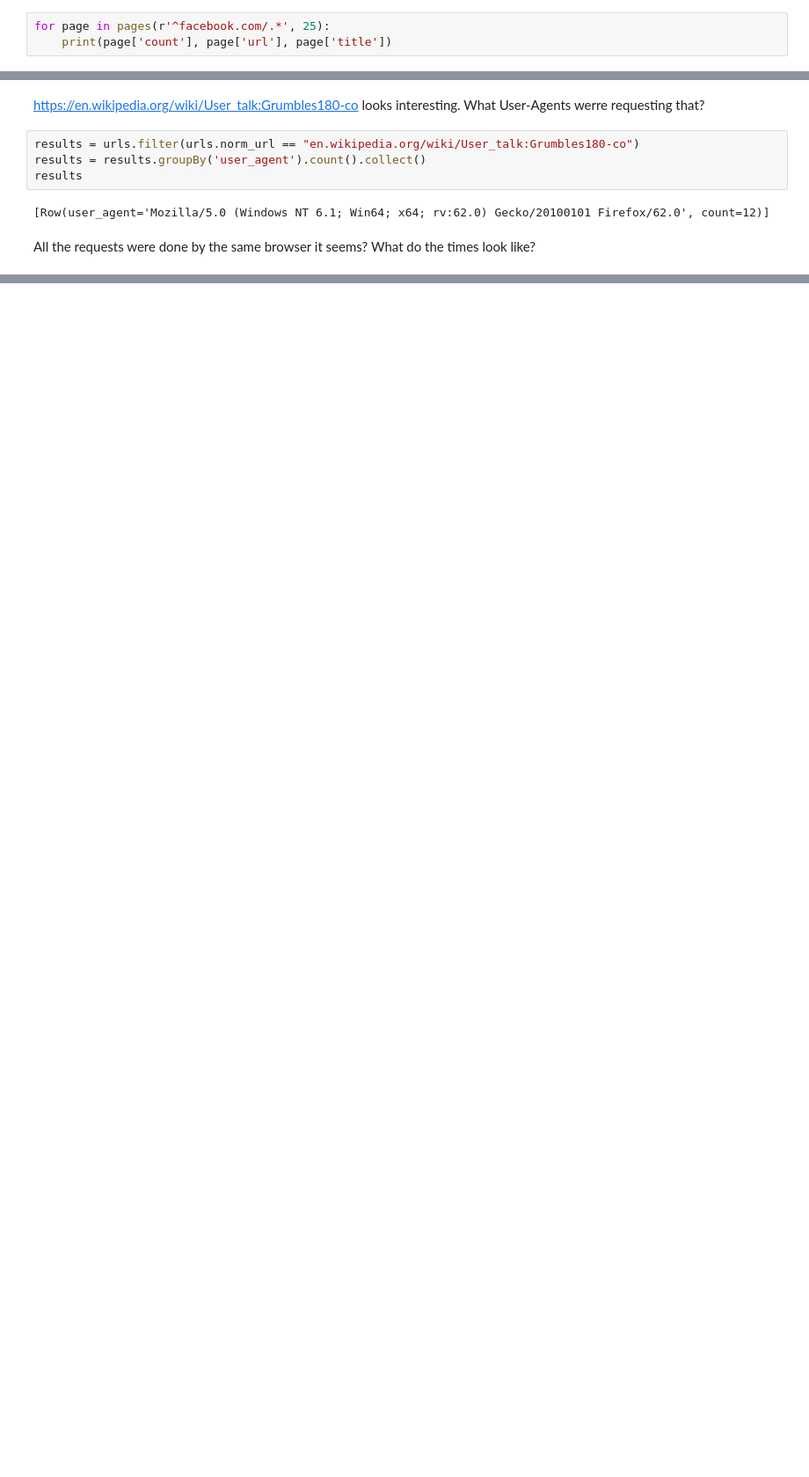
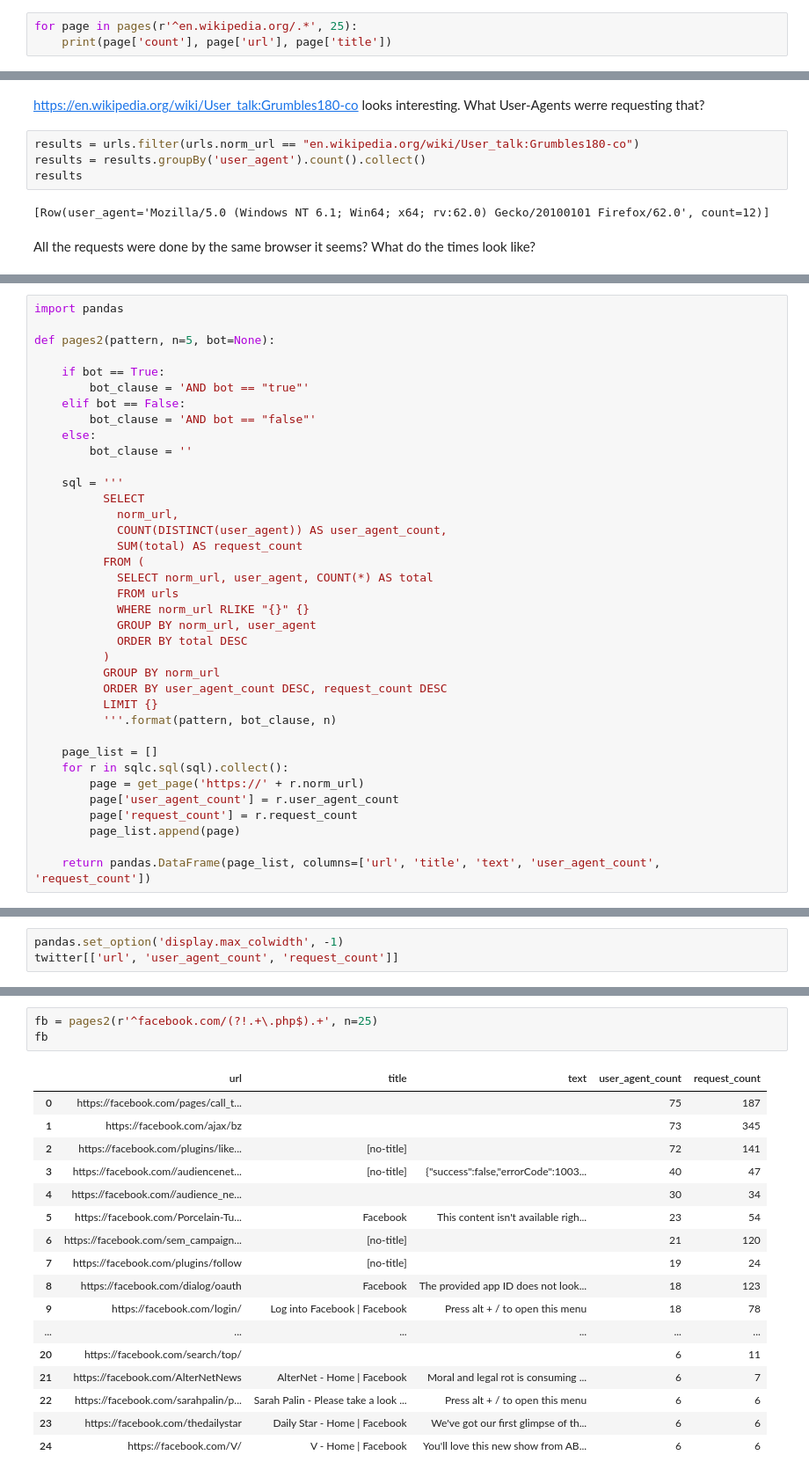
Before and after one commit to edsu/spn, a Jupyter notebook: notebooks/Known Sites.ipynb, the cells around one changed output, grey strips where cells are left out. Shown at 88% size. Saved outputs shown, nothing was run; the diff lists cells and outputs as text; blank space fills up the shorter version.

```diff
--- a/notebooks/Known Sites.ipynb
+++ b/notebooks/Known Sites.ipynb
@@ -216,7 +220,7 @@ results
 
 Wikipedia automatically snapshots every version of an article. So why are people archiving it in Wikipedia?
 # %%
-for page in pages(r'^facebook.com/.*', 25):
+for page in pages(r'^en.wikipedia.org/.*', 25):
     print(page['count'], page['url'], page['title'])
 # %% [output]
 138 https://en.wikipedia.org/w/index.php Wikipedia, the free encyclopedia
@@ -285,0 +313,37 @@ When zooming in on particular URLs it could be useful to see the URLs that were
+# %%
+import pandas
+
+def pages2(pattern, n=5, bot=None):
+
+    if bot == True:
+        bot_clause = 'AND bot == "true"'
+    elif bot == False:
+        bot_clause = 'AND bot == "false"'
+    else:
+        bot_clause = ''
+
+    sql = '''
+          SELECT
+            norm_url,
+            COUNT(DISTINCT(user_agent)) AS user_agent_count,
+            SUM(total) AS request_count
+          FROM (
+            SELECT norm_url, user_agent, COUNT(*) AS total
+            FROM urls
+            WHERE norm_url RLIKE "{}" {}
+            GROUP BY norm_url, user_agent
+            ORDER BY total DESC
+          )
+          GROUP BY norm_url
+          ORDER BY user_agent_count DESC, request_count DESC
+          LIMIT {}
+          '''.format(pattern, bot_clause, n)
+
+    page_list = []
+    for r in sqlc.sql(sql).collect():
+        page = get_page('https://' + r.norm_url)
+        page['user_agent_count'] = r.user_agent_count
+        page['request_count'] = r.request_count
+        page_list.append(page)
+
+    return pandas.DataFrame(page_list, columns=['url', 'title', 'text', 'user_agent_count', 'request_count'])
@@ -285,0 +370,3 @@ When zooming in on particular URLs it could be useful to see the URLs that were
+# %%
+pandas.set_option('display.max_colwidth', -1)
+twitter[['url', 'user_agent_count', 'request_count']]
@@ -285,0 +509,21 @@ When zooming in on particular URLs it could be useful to see the URLs that were
+# %%
+fb = pages2(r'^facebook.com/(?!.+\.php$).+', n=25)
+fb
+# %% [output]
+|  | url | title | text | user_agent_count | request_count |
+| 0 | https://facebook.com/pages/call_t... |  |  | 75 | 187 |
+| 1 | https://facebook.com/ajax/bz |  |  | 73 | 345 |
+| 2 | https://facebook.com/plugins/like... | [no-title] |  | 72 | 141 |
+| 3 | https://facebook.com//audiencenet... | [no-title] | {"success":false,"errorCode":1003... | 40 | 47 |
+| 4 | https://facebook.com//audience_ne... |  |  | 30 | 34 |
+| 5 | https://facebook.com/Porcelain-Tu... | Facebook | This content isn't available righ... | 23 | 54 |
+| 6 | https://facebook.com/sem_campaign... | [no-title] |  | 21 | 120 |
+| 7 | https://facebook.com/plugins/follow | [no-title] |  | 19 | 24 |
+| 8 | https://facebook.com/dialog/oauth | Facebook | The provided app ID does not look... | 18 | 123 |
+| 9 | https://facebook.com/login/ | Log into Facebook | Facebook | Press alt + / to open this menu | 18 | 78 |
+| ... | ... | ... | ... | ... | ... |
+| 20 | https://facebook.com/search/top/ |  |  | 6 | 11 |
+| 21 | https://facebook.com/AlterNetNews | AlterNet - Home | Facebook | Moral and legal rot is consuming ... | 6 | 7 |
+| 22 | https://facebook.com/sarahpalin/p... | Sarah Palin - Please take a look ... | Press alt + / to open this menu | 6 | 6 |
+| 23 | https://facebook.com/thedailystar | Daily Star - Home | Facebook | We've got our first glimpse of th... | 6 | 6 |
+| 24 | https://facebook.com/V/ | V - Home | Facebook | You'll love this new show from AB... | 6 | 6 |
```
Also changed, not shown: parts of 22 cells of this notebook, 3 other files.
